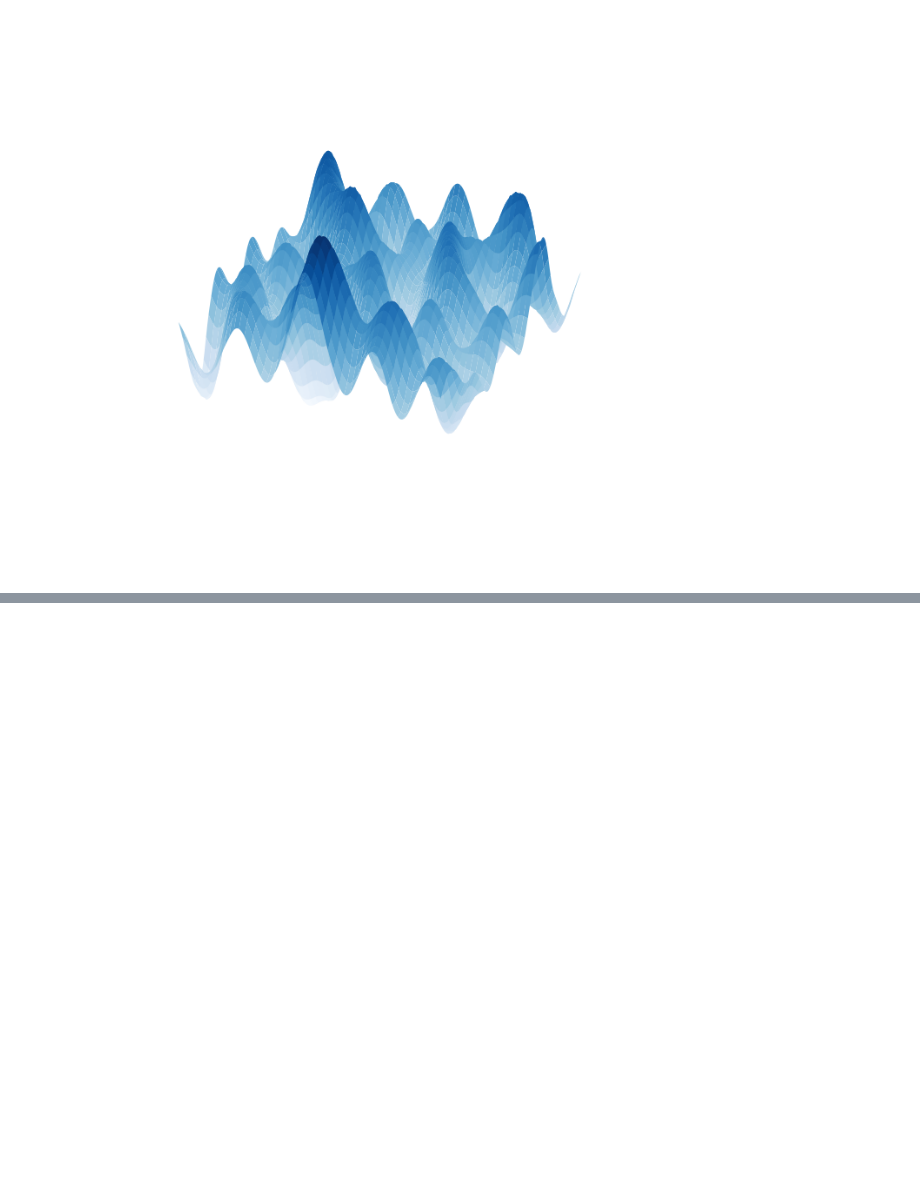
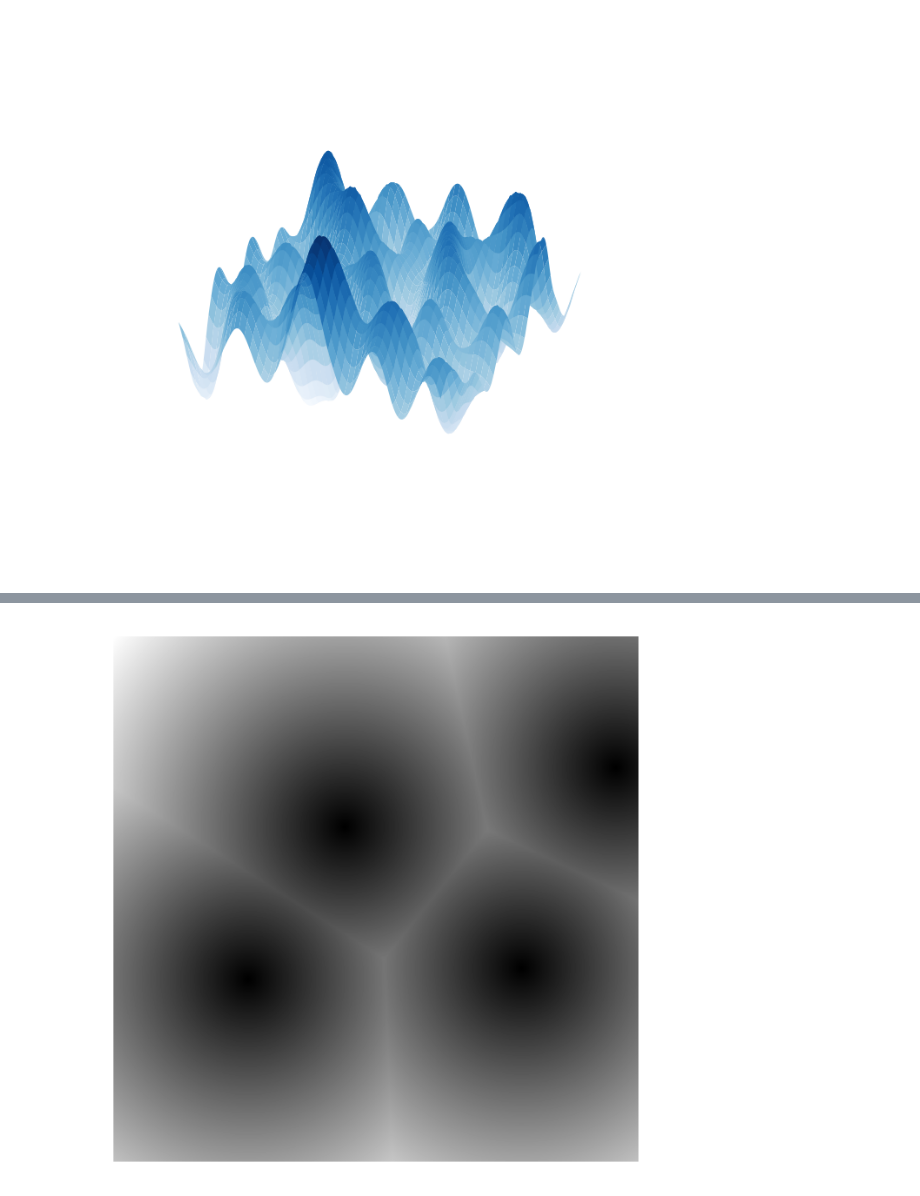
Before and after one commit to ReiYamahara/Miscellaneous-Pet-Projects, a Jupyter notebook: Fractal Landscapes/src/test_1.ipynb, the cells around one changed output, grey strips where cells are left out. Drawn from its saved outputs; the diff is of its cells as text; code cells hidden in the pictures; blank space fills up the shorter version.

Commit message:
worley noise

```diff
--- a/Fractal Landscapes/src/test_1.ipynb
+++ b/Fractal Landscapes/src/test_1.ipynb
@@ -613,0 +715,85 @@ np.random.shuffle(random_nums)
+# %%
+# time to create a moving Worley Noise
+# each feature point is going to travel in some pattern/ or in a completely random manner
+
+# per unit time each feature point can move in 8 directions
+k = 1
+random_vectors_possibilities = np.array([[1, 0], [1, 1], [0, 1], [-1, 1], [-1, 0], [-1, -1], [0, -1], [1, -1]])
+for i in range(100):
+a = np.random.choice(8, feature_points.shape[0])
+random_vectors = random_vectors_possibilities[a]
+feature_points = (feature_points + random_vectors / pixels) * k
+# %%
+
+
+import matplotlib.animation as animation
+
+pixels = 1000
+num_feature_points = 4
+x, y = np.mgrid[0:pixels, 0:pixels] / pixels
+z = np.ones((pixels, pixels))
+np.random.seed(3)
+# we will use some kind of box randomiser (not quite sure what the name is so I gave it one myself)
+# we will create a grid within the frame and each feature point is put inside each grid - its position within the grid is completely random
+# note that because of this, it is desirable to have square number of feature points
+# we have chosen this method of randomisation since we do not want any feature point being too close to another feature point
+
+# num_of_grids is the number of boxes in each axis
+num_of_grids = int(num_feature_points**(1/2))
+
+# step is the number of pixels between each grid point
+step = int(pixels / num_of_grids)
+a = np.array([step * x for x in range(num_of_grids)])
+grid_feature_points_x = np.random.randint([a for i in range(num_of_grids)], [a + int(pixels/num_of_grids) for i in range(num_of_grids)]) / pixels
+grid_feature_points_y = (np.random.randint([a for i in range(num_of_grids)], [a + int(pixels/num_of_grids) for i in range(num_of_grids)]) / pixels).T
+grid_feature_points_x = grid_feature_points_x.reshape(num_of_grids**2, 1)
+grid_feature_points_y = grid_feature_points_y.reshape(num_of_grids**2, 1)
+grid_feature_points = np.concatenate((grid_feature_points_x, grid_feature_points_y), axis = 1)
+
+# the leftover points can go wherever they want - completely randomised
+# preferably, we'd want no leftover points since it could result in feature points being too close together.
+num_leftover_points = num_feature_points - num_of_grids**2
+leftover_feature_points = np.random.randint(pixels, size = (num_leftover_points, 2)) / pixels
+
+#feature_points include all the feature points
+feature_points = np.concatenate((grid_feature_points, leftover_feature_points))
+
+# k represents how much the feature point moves
+k = 10
+random_vectors_possibilities = np.array([[1, 0], [1, 1], [0, 1], [-1, 1], [-1, 0], [-1, -1], [0, -1], [1, -1]])
+
+# where we store each final z
+test = []
+
+ims = []
+fig, ax = plt.subplots(dpi = 200)
+ax.axis('off')
+
+for i in range(100):
+    # going through each point, calculating the closest feature point to each point and noting that distance.
+    for feature_point in feature_points:
+        # could define a function that finds the euclidean distance between all the coordinates and the feature point...?
+        z = np.fmin(((x - feature_point[0])**2 + (y - feature_point[1])**2)**(1/2), z)
+
+    # adding the finished distance values to ims
+    test.append(z)
+
+    # changing the value of the feature points - using brownian motion
+    a = np.random.choice(8, feature_points.shape[0])
+    random_vectors = random_vectors_possibilities[a]
+    feature_points = (feature_points + random_vectors)
+    # possible issue: the feature point may not be within the frame
+    '''feature_points[feature_points < 0] = 0
+    feature_points[]'''
+
+for i in range(100):
+    im = ax.imshow(test[i], animated = True, cmap = 'gray')
+    ims.append([im])
+
+# binary, gray
+# plt.scatter(feature_points[:, 1] * pixels, feature_points[:, 0] * pixels, linewidths = 1)
+
+anim = animation.ArtistAnimation(fig, ims, interval = 50, blit = True, repeat_delay = 100)
+plt.show();
+# %% [output]
+[figure, added]
```
Also changed, not shown: parts of 8 cells of this notebook, 9 other files.
